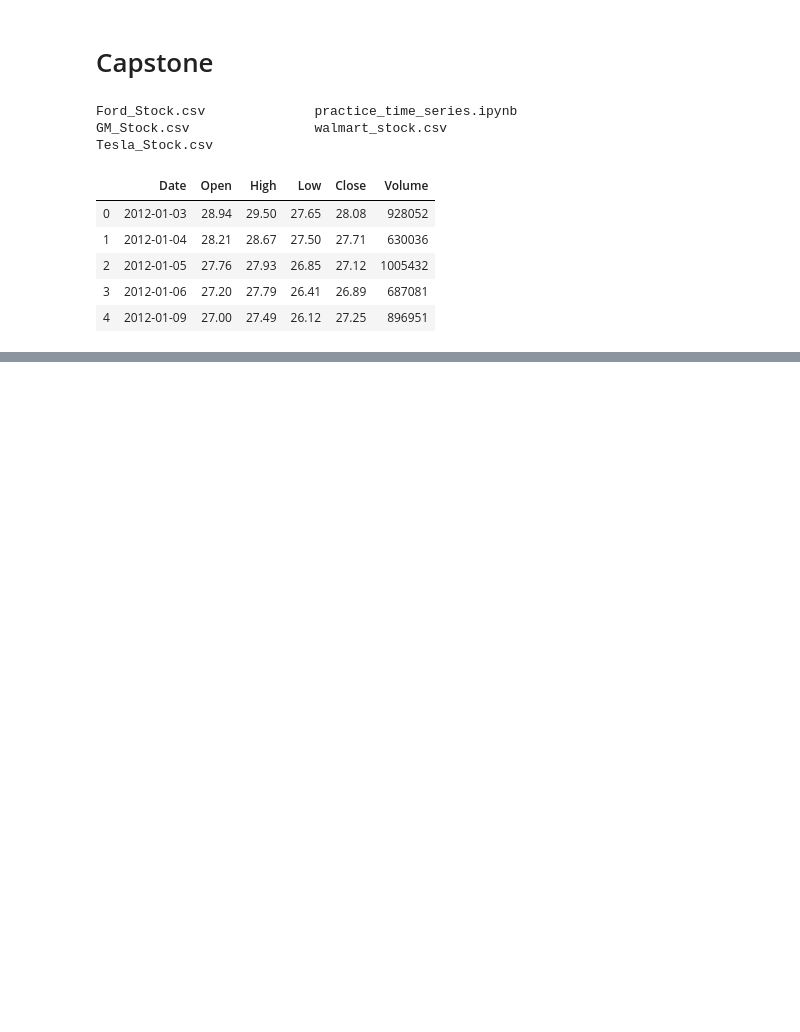
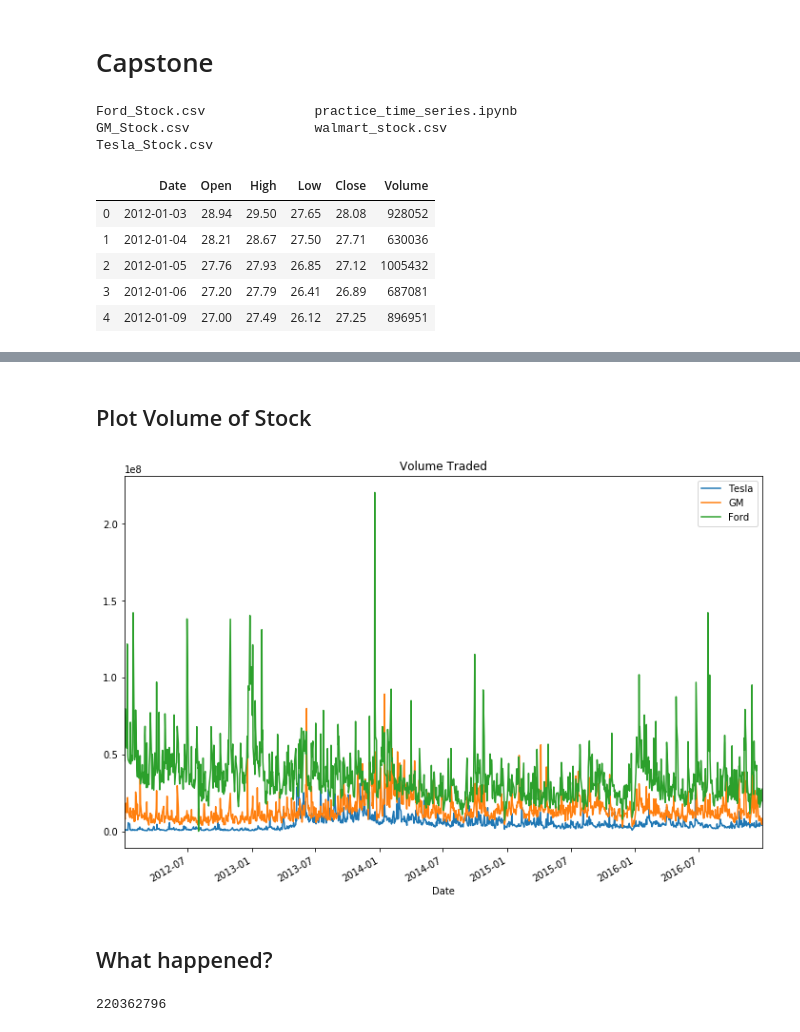
Before and after one commit to jcanque777/time_series_finance, a Jupyter notebook: practice_time_series.ipynb, the cells around one changed output, grey strips where cells are left out. Drawn from its saved outputs; the diff is of its cells as text; code cells hidden in the pictures; blank space fills up the shorter version.

```diff
--- a/practice_time_series.ipynb
+++ b/practice_time_series.ipynb
@@ -390,0 +412,15 @@ tesla.set_index('Date', inplace=True)
+# %% [markdown]
+## Plot Volume of Stock
+# %%
+tesla['Volume'].plot(label = 'Tesla', figsize=(12,8), title='Volume Traded')
+gm['Volume'].plot(label = 'GM')
+ford['Volume'].plot(label = 'Ford')
+plt.legend();
+# %% [output]
+[figure, added]
+# %% [markdown]
+## What happened?
+# %%
+ford['Volume'].max()
+# %% [output]
+220362796
```
Also changed, not shown: parts of 20 cells of this notebook.
